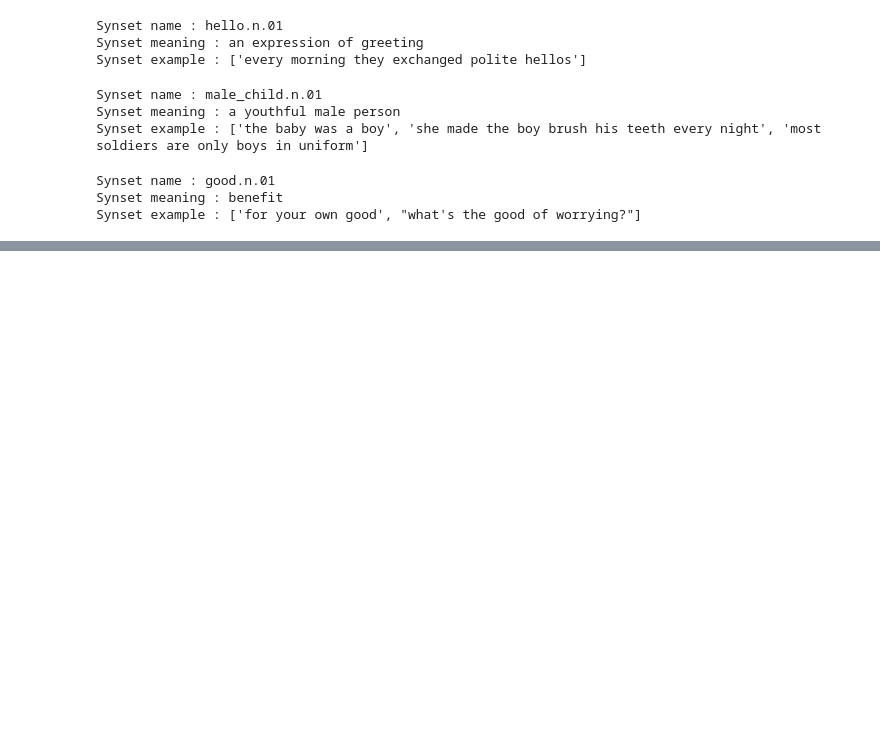
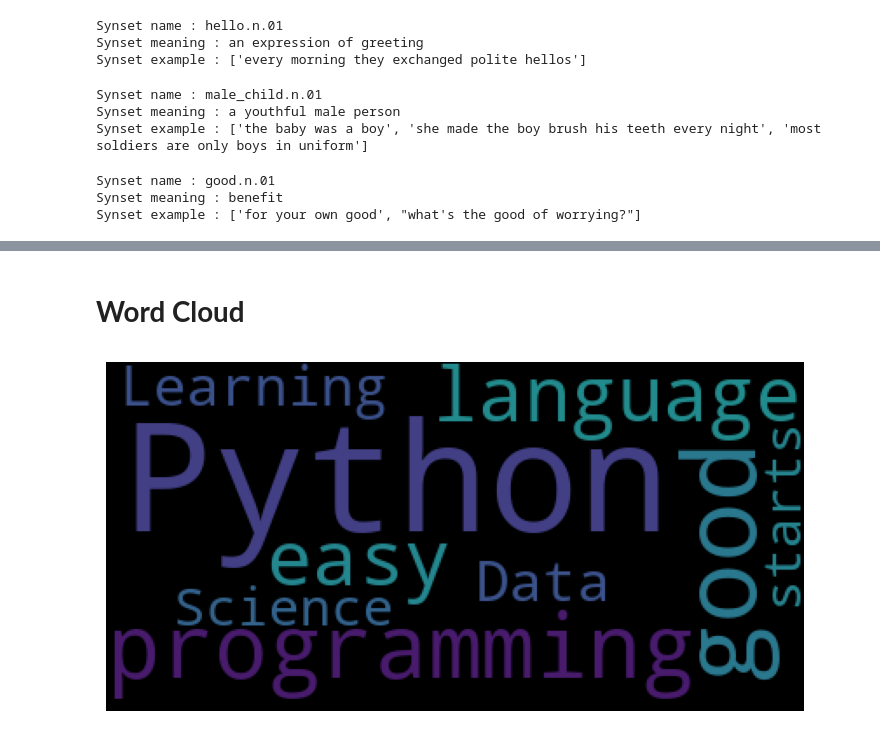
Before and after one commit to lokeshneerasa/NLP, a Jupyter notebook: NLP.ipynb, the cells around one changed output, grey strips where cells are left out. Drawn from its saved outputs; the diff is of its cells as text; code cells hidden in the pictures; blank space fills up the shorter version.

```diff
--- a/NLP.ipynb
+++ b/NLP.ipynb
@@ -450,0 +751,18 @@ Synset example : ['for your own good', "what's the good of worrying?"]
+# %% [markdown]
+# **Word Cloud**
+# %%
+#12.Wordcloud example
+import matplotlib.pyplot as plt
+from wordcloud import WordCloud
+
+text = "Python is good programming language, Python is very easy, Learning Data Science starts from Python"
+
+wordcloud = WordCloud().generate(text)
+
+plt.figure(figsize = (9, 9))
+plt.imshow(wordcloud)
+
+plt.axis('off')
+plt.show()
+# %% [output]
+[figure, added]
```
Also changed, not shown: parts of 14 cells of this notebook.
